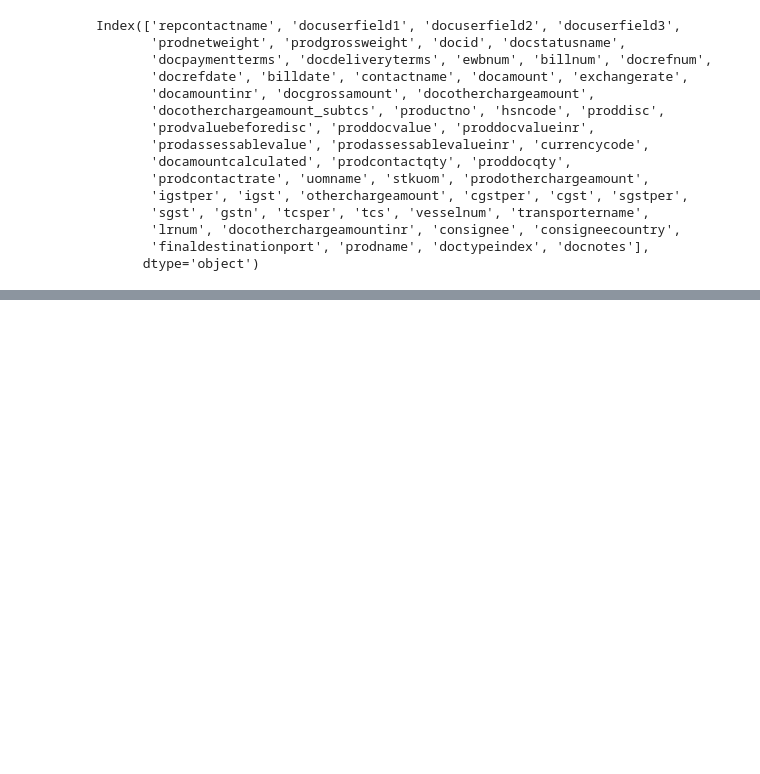
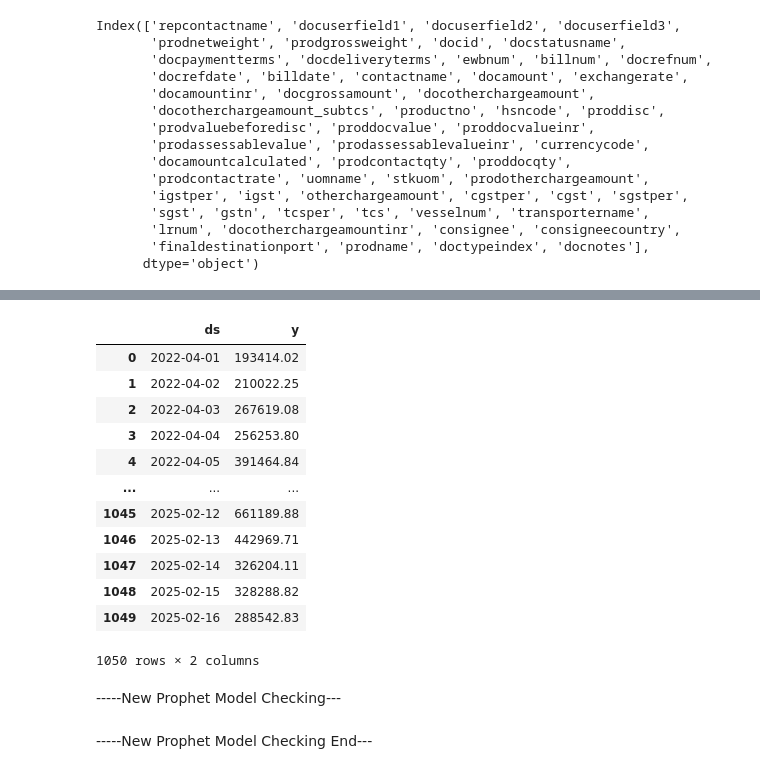
Before and after one commit to Debasish6/ML-Basics, a Jupyter notebook: Sales Prediction/Prophet_Model/Sales_Prediction_Agent_using_Langchain.ipynb, the cells around one changed output, grey strips where cells are left out. Drawn from its saved outputs; the diff is of its cells as text; code cells hidden in the pictures; blank space fills up the shorter version.

```diff
--- a/Sales Prediction/Prophet_Model/Sales_Prediction_Agent_using_Langchain.ipynb
+++ b/Sales Prediction/Prophet_Model/Sales_Prediction_Agent_using_Langchain.ipynb
@@ -54,0 +99,18 @@ Index(['repcontactname', 'docuserfield1', 'docuserfield2', 'docuserfield3',
+# %%
+wholesale_data
+# %% [output]
+|  | ds | y |
+| 0 | 2022-04-01 | 193414.02 |
+| 1 | 2022-04-02 | 210022.25 |
+| 2 | 2022-04-03 | 267619.08 |
+| 3 | 2022-04-04 | 256253.80 |
+| 4 | 2022-04-05 | 391464.84 |
+| ... | ... | ... |
+| 1045 | 2025-02-12 | 661189.88 |
+| 1046 | 2025-02-13 | 442969.71 |
+| 1047 | 2025-02-14 | 326204.11 |
+| 1048 | 2025-02-15 | 328288.82 |
+| 1049 | 2025-02-16 | 288542.83 |
+1050 rows × 2 columns
+# %% [markdown]
+-----New Prophet Model Checking---
@@ -54,0 +160,2 @@ Index(['repcontactname', 'docuserfield1', 'docuserfield2', 'docuserfield3',
+# %% [markdown]
+-----New Prophet Model Checking End---
```
Also changed, not shown: parts of 26 cells of this notebook.
